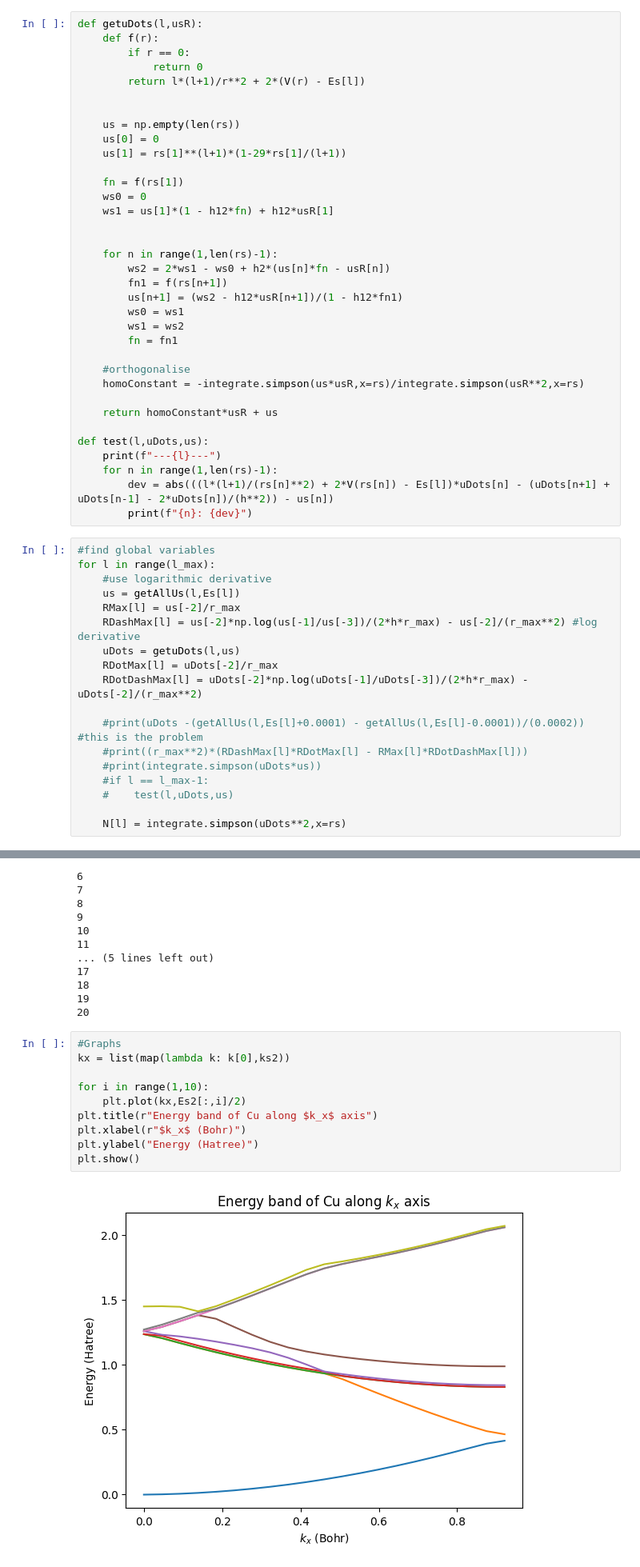
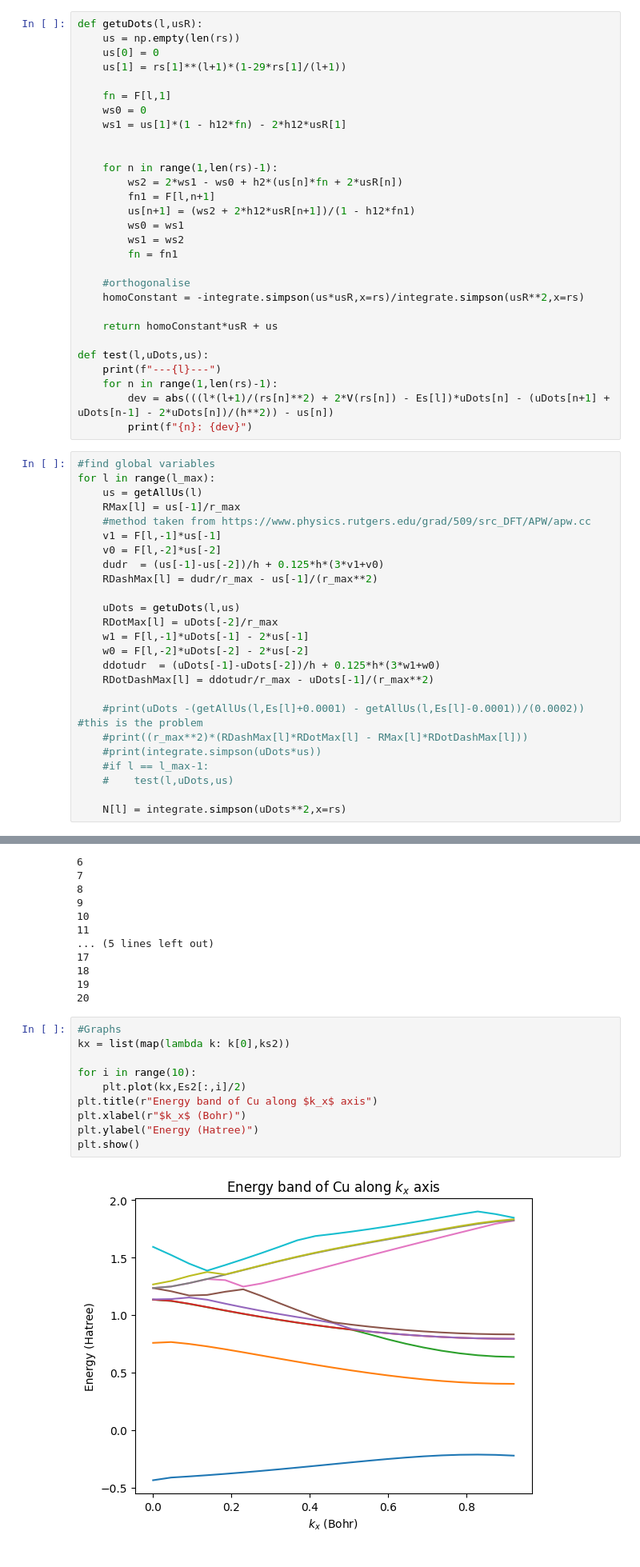
Before and after one commit to Williame33445/physics-projects, a Jupyter notebook: periodic-solids/Cu-via-LAPW.ipynb, the cells around one changed output, grey strips where cells are left out. Shown at 80% size. Drawn from its saved outputs; the diff is of its cells as text.

Commit message:
upgraded derivatives on LAPW and APW

```diff
--- a/periodic-solids/Cu-via-LAPW.ipynb
+++ b/periodic-solids/Cu-via-LAPW.ipynb
@@ -81,25 +87,19 @@ def getAllUs(l,E):
     return us/np.sqrt(integrate.simpson(us**2,x=rs))
 # %%
 def getuDots(l,usR):
-    def f(r):
-        if r == 0:
-            return 0
-        return l*(l+1)/r**2 + 2*(V(r) - Es[l])
-
-
     us = np.empty(len(rs))
     us[0] = 0
     us[1] = rs[1]**(l+1)*(1-29*rs[1]/(l+1))
 
-    fn = f(rs[1])
+    fn = F[l,1]
     ws0 = 0
-    ws1 = us[1]*(1 - h12*fn) + h12*usR[1]
+    ws1 = us[1]*(1 - h12*fn) - 2*h12*usR[1]
 
 
     for n in range(1,len(rs)-1):
-        ws2 = 2*ws1 - ws0 + h2*(us[n]*fn - usR[n])
-        fn1 = f(rs[n+1])
-        us[n+1] = (ws2 - h12*usR[n+1])/(1 - h12*fn1)
+        ws2 = 2*ws1 - ws0 + h2*(us[n]*fn + 2*usR[n])
+        fn1 = F[l,n+1]
+        us[n+1] = (ws2 + 2*h12*usR[n+1])/(1 - h12*fn1)
         ws0 = ws1
         ws1 = ws2
         fn = fn1
@@ -117,13 +117,20 @@ def test(l,uDots,us):
 # %%
 #find global variables
 for l in range(l_max):
-    #use logarithmic derivative
-    us = getAllUs(l,Es[l])
-    RMax[l] = us[-2]/r_max
-    RDashMax[l] = us[-2]*np.log(us[-1]/us[-3])/(2*h*r_max) - us[-2]/(r_max**2) #log derivative
+    us = getAllUs(l)
+    RMax[l] = us[-1]/r_max
+    #method taken from https://www.physics.rutgers.edu/grad/509/src_DFT/APW/apw.cc
+    v1 = F[l,-1]*us[-1]
+    v0 = F[l,-2]*us[-2]
+    dudr  = (us[-1]-us[-2])/h + 0.125*h*(3*v1+v0)
+    RDashMax[l] = dudr/r_max - us[-1]/(r_max**2)
+
     uDots = getuDots(l,us)
     RDotMax[l] = uDots[-2]/r_max
-    RDotDashMax[l] = uDots[-2]*np.log(uDots[-1]/uDots[-3])/(2*h*r_max) - uDots[-2]/(r_max**2)
+    w1 = F[l,-1]*uDots[-1] - 2*us[-1]
+    w0 = F[l,-2]*uDots[-2] - 2*us[-2]
+    ddotudr  = (uDots[-1]-uDots[-2])/h + 0.125*h*(3*w1+w0)
+    RDotDashMax[l] = ddotudr/r_max - uDots[-1]/(r_max**2)
 
     #print(uDots -(getAllUs(l,Es[l]+0.0001) - getAllUs(l,Es[l]-0.0001))/(0.0002)) #this is the problem
     #print((r_max**2)*(RDashMax[l]*RDotMax[l] - RMax[l]*RDotDashMax[l]))
@@ -218,12 +225,12 @@ for i,k in enumerate(ks2):
 # %%
 #Graphs
 kx = list(map(lambda k: k[0],ks2))
 
-for i in range(1,10):
+for i in range(10):
     plt.plot(kx,Es2[:,i]/2)
 plt.title(r"Energy band of Cu along $k_x$ axis")
 plt.xlabel(r"$k_x$ (Bohr)")
 plt.ylabel("Energy (Hatree)")
 plt.show()
 # %% [output]
-[figure, old version]
+[figure, new version]
```
Also changed, not shown: parts of 2 cells of this notebook, 1 other file.
